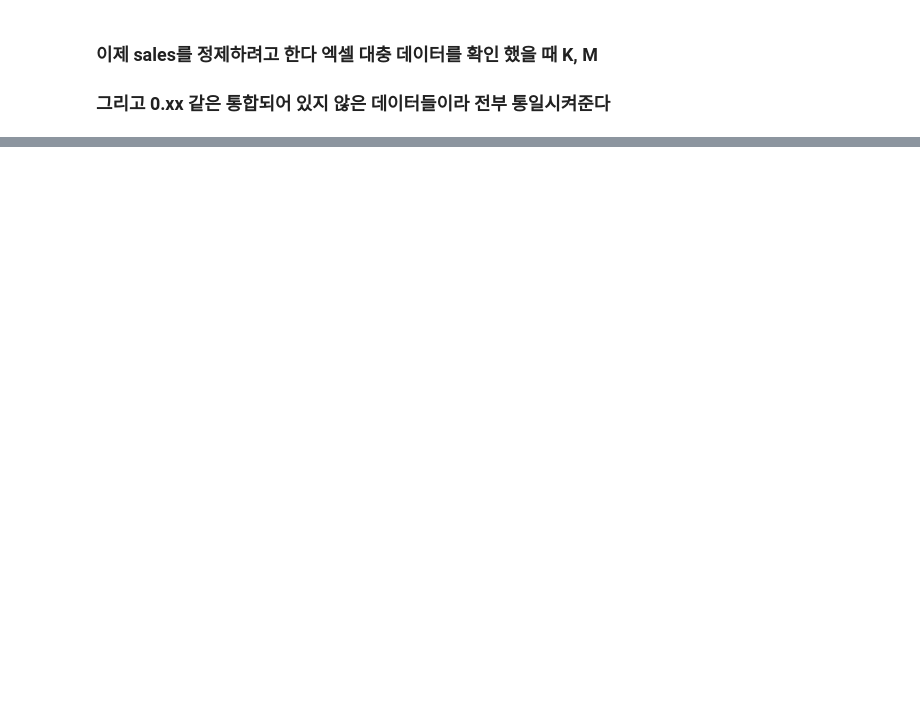
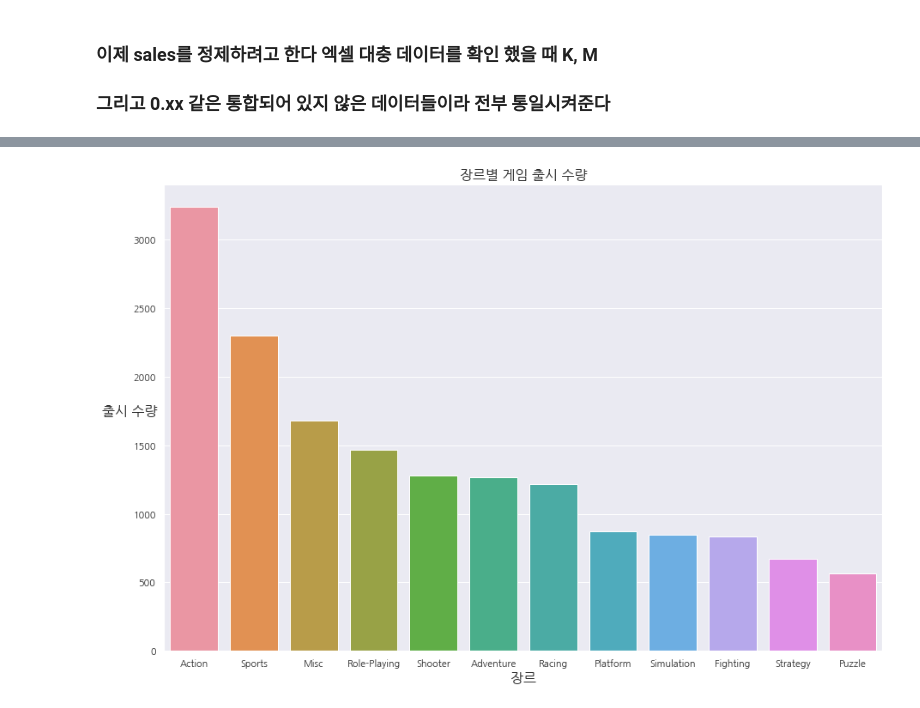
Before and after one commit to sungjin-kim-data/vgames2_data, a Jupyter notebook: vgames2_data.ipynb, the cells around one changed output, grey strips where cells are left out. Cells and saved outputs as stored; diff of their text form; code cells hidden in the pictures; blank space fills up the shorter version.

Commit message:
Visualzing

```diff
--- a/vgames2_data.ipynb
+++ b/vgames2_data.ipynb
@@ -161,0 +536,3 @@ gd1[gd1['na_sales'].str.endswith('K') == True]
+# %%
+k_error3 = gd1.query('other_sales < 1000').index
+k_error3
@@ -161,0 +546,11 @@ gd1[gd1['na_sales'].str.endswith('K') == True]
+# %%
+# 백만 단위로 변경
+gd1.loc[k_error3, 'other_sales'] = 1000000 * gd1.loc[k_error3, 'other_sales']
+# %%
+# int로 type 변경
+gd1 = gd1.astype({'other_sales':'int'})
+# %%
+# sales 전부 백만 단위로 변경
+# total_sales columns 추가하여 전세계 단위 판매량 확인
+
+gd1['total_sales'] = gd1['na_sales'] + gd1['eu_sales'] + gd1['jp_sales'] + gd1['other_sales']
@@ -161,0 +608,9 @@ gd1[gd1['na_sales'].str.endswith('K') == True]
+# %%
+plt.figure(figsize=(15, 10))
+sns.countplot(x="genre", data=gd1, order = gd1['genre'].value_counts().index)
+plt.title('장르별 게임 출시 수량', fontsize=16)
+plt.xlabel('장르', fontsize=16)
+plt.ylabel('출시 수량', rotation=0, fontsize=16)
+plt.show()
+# %% [output]
+[figure, added]
```
Also changed, not shown: parts of 70 cells of this notebook.
